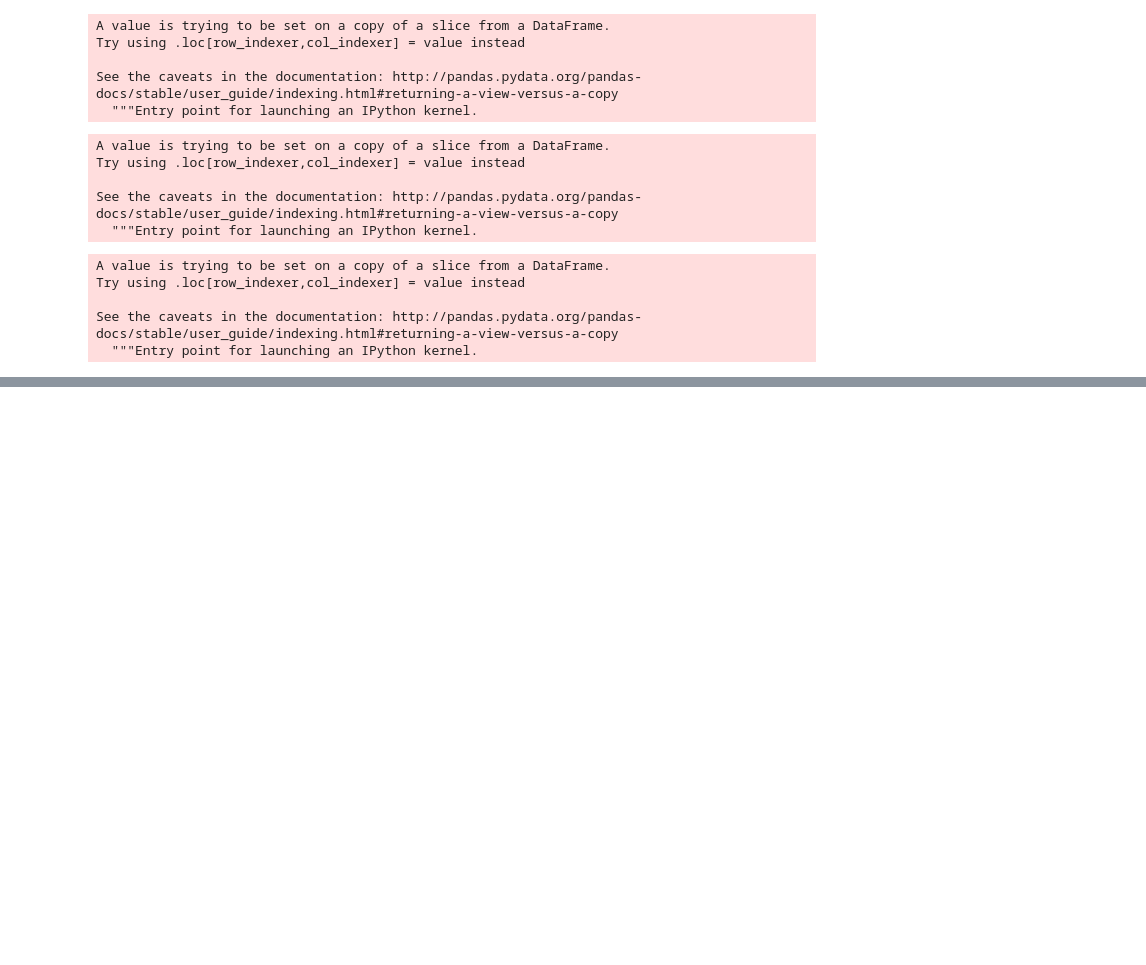
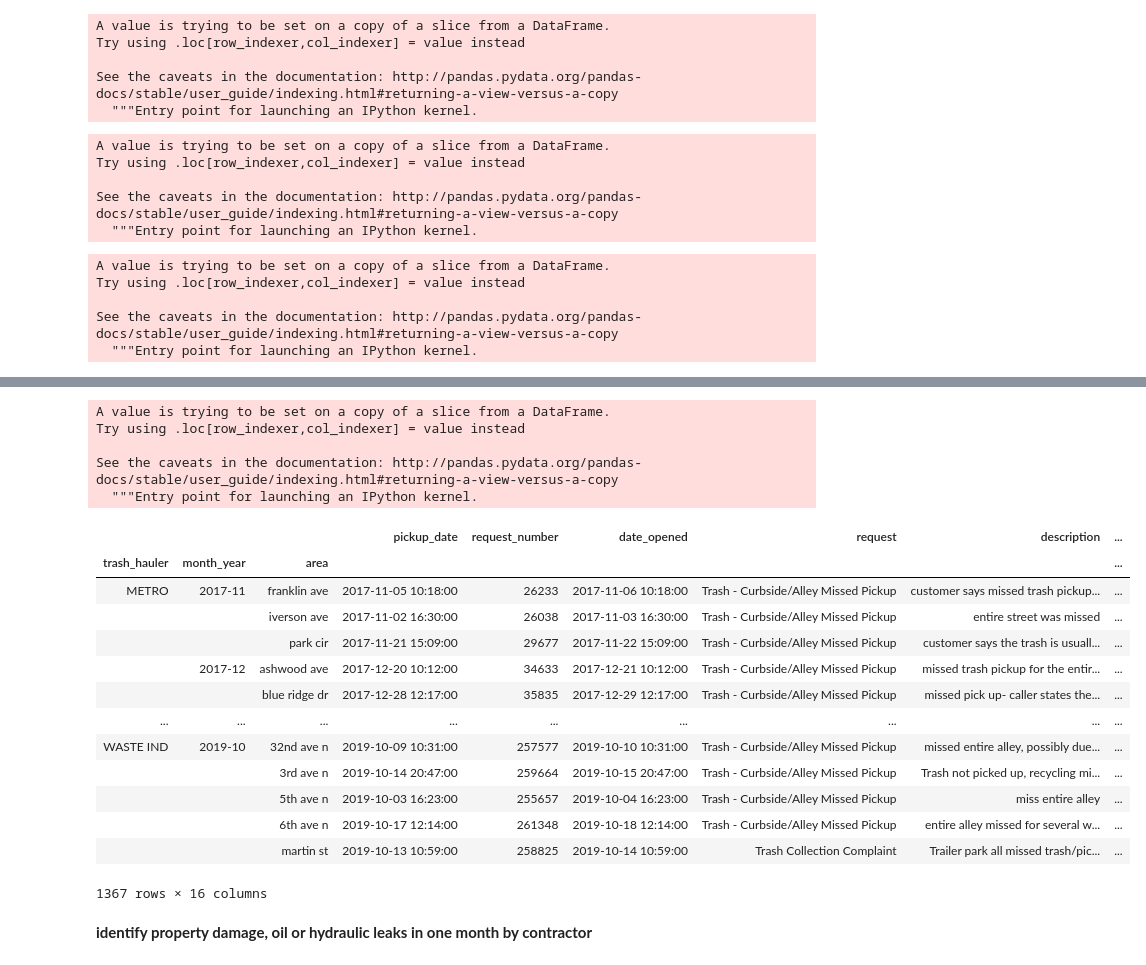
Before and after one commit to Barrett-Rogers/dq4-metro-beetles, a Jupyter notebook: dq4_metro_beetles_xin.ipynb, the cells around one changed output, grey strips where cells are left out. Drawn from its saved outputs; the diff is of its cells as text; code cells hidden in the pictures; blank space fills up the shorter version.

```diff
--- a/dq4_metro_beetles_xin.ipynb
+++ b/dq4_metro_beetles_xin.ipynb
@@ -101,3 +113,5 @@ See the caveats in the documentation: http://pandas.pydata.org/pandas-docs/stabl
+# %%
+hub_miss_geo.loc[:, ('incident_address')] = address_standard()
 # %%
 hub_miss_geo.incident_address.value_counts()
 # %% [output]
@@ -171,0 +229,3 @@ dedup_miss = hub_miss_geo.groupby('pickup_date').first().reset_index()
+# %%
+# filter then dedup or dedup first
+hub_miss_entire = dedup_miss[dedup_miss['description'].str.contains(r'whole\s\w+|entire\s\w+|other\s\w+', na=False)]
@@ -171,0 +253,2 @@ dedup_miss = hub_miss_geo.groupby('pickup_date').first().reset_index()
+# %%
+hub_miss_entire['area'] = [re.search(r'\d*\s?(.+)', x).group(1) for x in hub_miss_entire.incident_address]
@@ -171,0 +276,28 @@ dedup_miss = hub_miss_geo.groupby('pickup_date').first().reset_index()
+# %%
+hub_miss_entire['month_year'] = hub_miss_entire.date_opened.dt.to_period('M')
+# %% [output]
+A value is trying to be set on a copy of a slice from a DataFrame.
+Try using .loc[row_indexer,col_indexer] = value instead
+
+See the caveats in the documentation: http://pandas.pydata.org/pandas-docs/stable/user_guide/indexing.html#returning-a-view-versus-a-copy
+  """Entry point for launching an IPython kernel.
+# %%
+#26391
+hub_miss_entire.groupby(['trash_hauler', 'month_year', 'area']).first()
+# %% [output]
+|  |  |  | pickup_date | request_number | date_opened | request | description | ... |
+| trash_hauler | month_year | area |  |  |  |  |  | ... |
+| METRO | 2017-11 | franklin ave | 2017-11-05 10:18:00 | 26233 | 2017-11-06 10:18:00 | Trash - Curbside/Alley Missed Pickup | customer says missed trash pickup... | ... |
+|  |  | iverson ave | 2017-11-02 16:30:00 | 26038 | 2017-11-03 16:30:00 | Trash - Curbside/Alley Missed Pickup | entire street was missed | ... |
+|  |  | park cir | 2017-11-21 15:09:00 | 29677 | 2017-11-22 15:09:00 | Trash - Curbside/Alley Missed Pickup | customer says the trash is usuall... | ... |
+|  | 2017-12 | ashwood ave | 2017-12-20 10:12:00 | 34633 | 2017-12-21 10:12:00 | Trash - Curbside/Alley Missed Pickup | missed trash pickup for the entir... | ... |
+|  |  | blue ridge dr | 2017-12-28 12:17:00 | 35835 | 2017-12-29 12:17:00 | Trash - Curbside/Alley Missed Pickup | missed pick up- caller states the... | ... |
+| ... | ... | ... | ... | ... | ... | ... | ... | ... |
+| WASTE IND | 2019-10 | 32nd ave n | 2019-10-09 10:31:00 | 257577 | 2019-10-10 10:31:00 | Trash - Curbside/Alley Missed Pickup | missed entire alley, possibly due... | ... |
+|  |  | 3rd ave n | 2019-10-14 20:47:00 | 259664 | 2019-10-15 20:47:00 | Trash - Curbside/Alley Missed Pickup | Trash not picked up, recycling mi... | ... |
+|  |  | 5th ave n | 2019-10-03 16:23:00 | 255657 | 2019-10-04 16:23:00 | Trash - Curbside/Alley Missed Pickup | miss entire alley | ... |
+|  |  | 6th ave n | 2019-10-17 12:14:00 | 261348 | 2019-10-18 12:14:00 | Trash - Curbside/Alley Missed Pickup | entire alley missed for several w... | ... |
+|  |  | martin st | 2019-10-13 10:59:00 | 258825 | 2019-10-14 10:59:00 | Trash Collection Complaint | Trailer park all missed trash/pic... | ... |
+1367 rows × 16 columns
+# %% [markdown]
+**identify property damage, oil or hydraulic leaks in one month by contractor**
```
Also changed, not shown: parts of 29 cells of this notebook.
